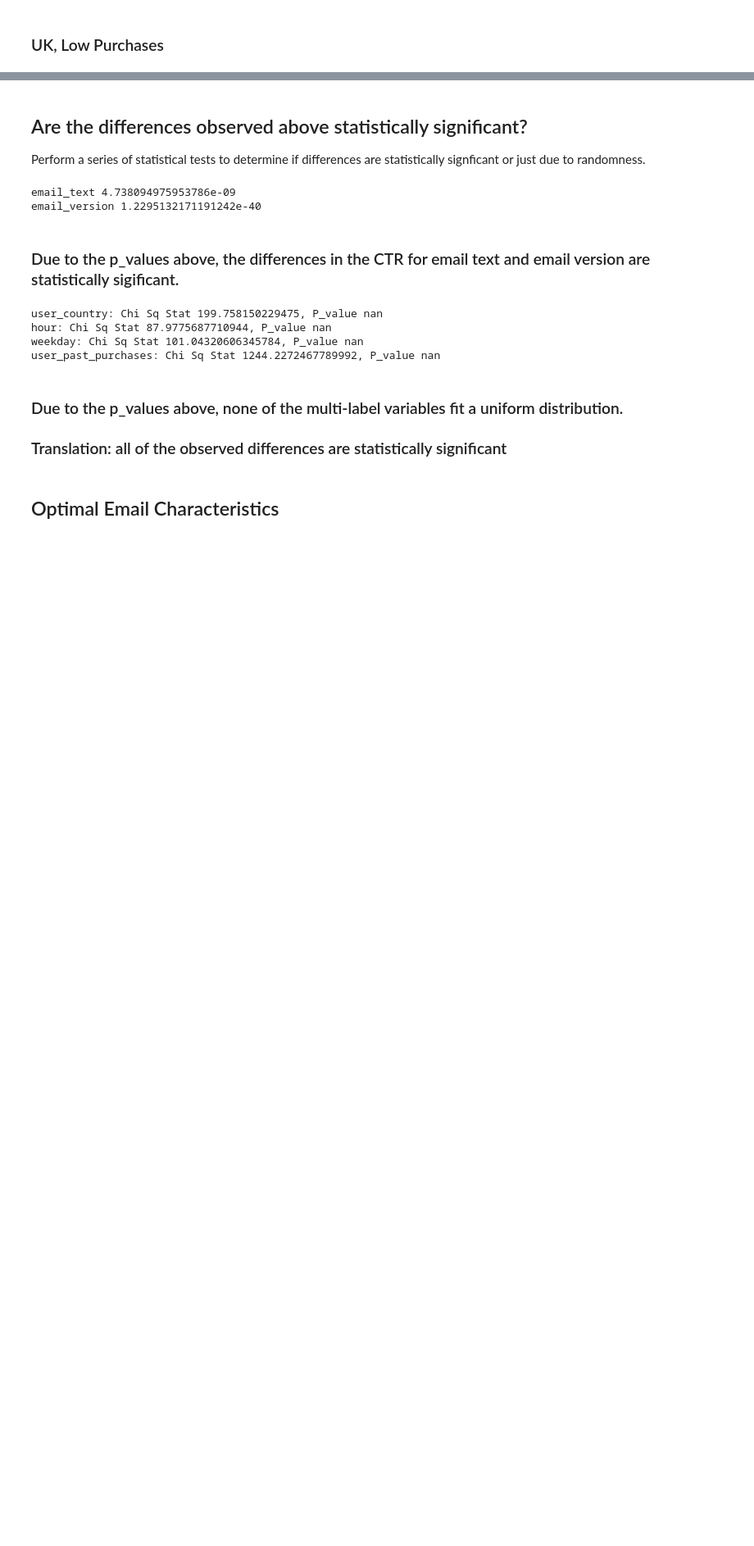
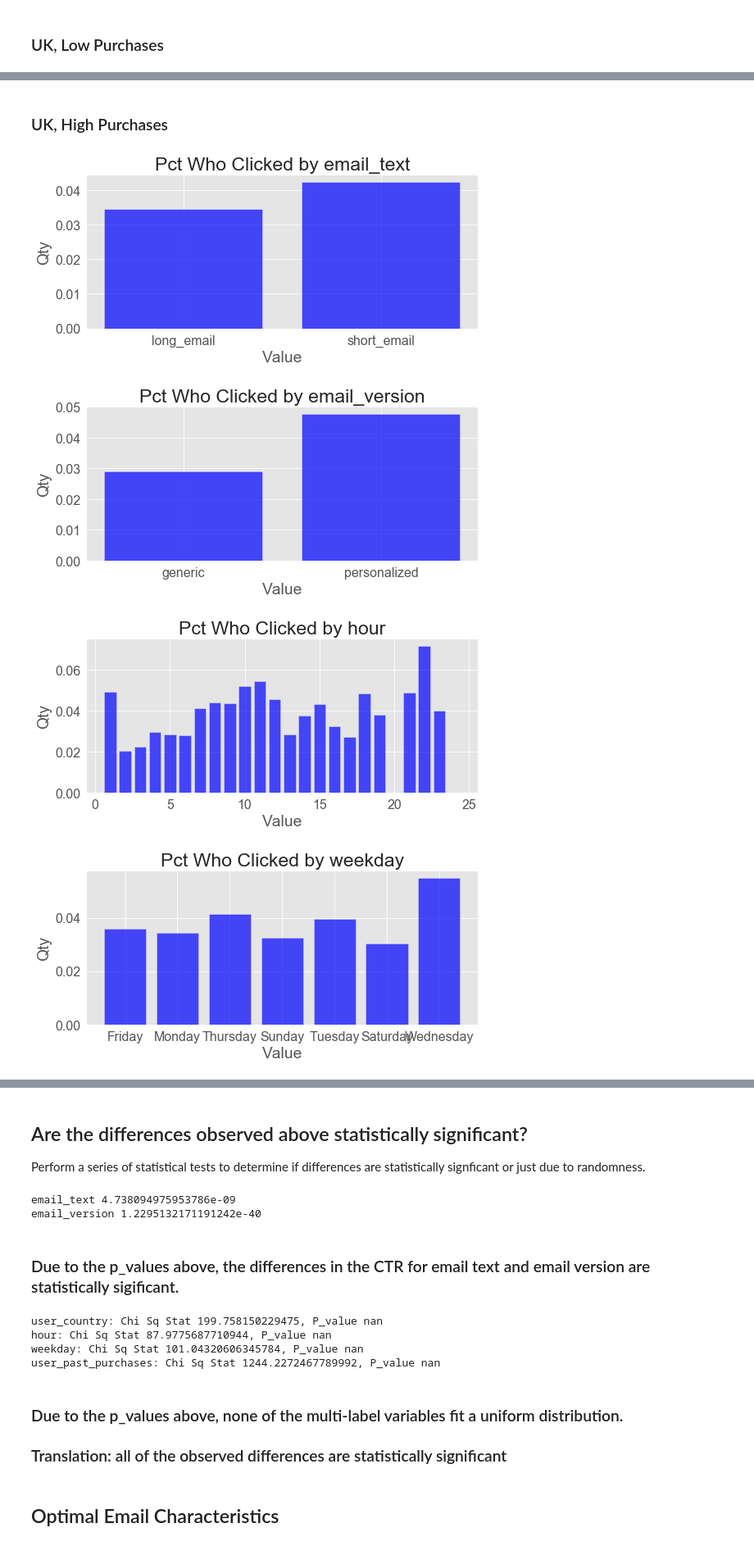
Before and after one commit to jeremymiller00/email_marketing, a Jupyter notebook: email_marketing_report.ipynb, the cells around one changed output, grey strips where cells are left out. Shown at 82% size. Cells and saved outputs as stored; diff of their text form; code cells hidden in the pictures; blank space fills up the shorter version.

```diff
--- a/email_marketing_report.ipynb
+++ b/email_marketing_report.ipynb
@@ -112,0 +141,9 @@ pct_by_feature(us_h, colms)
+# %% [markdown]
+### UK, High Purchases
+# %%
+pct_by_feature(uk_h, colms)
+# %% [output]
+[figure, added]
+[figure, added]
+[figure, added]
+[figure, added]
```
Also changed, not shown: parts of 15 cells of this notebook.
